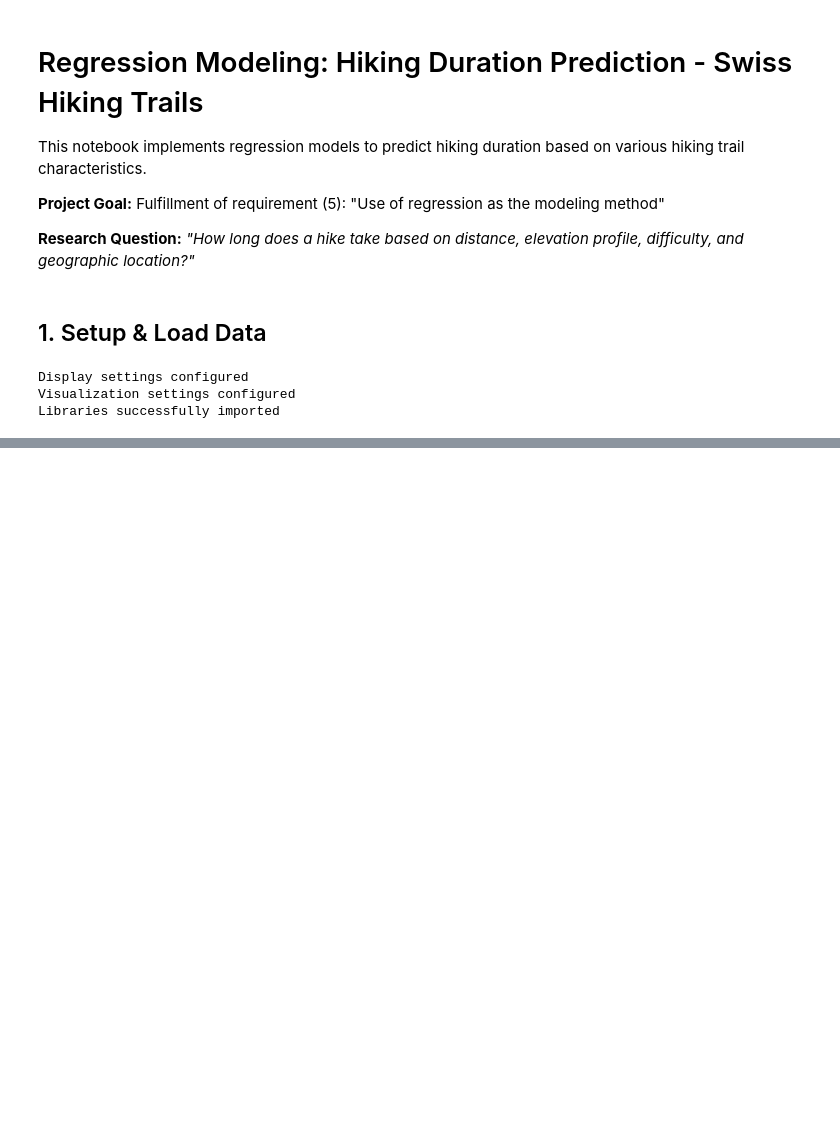
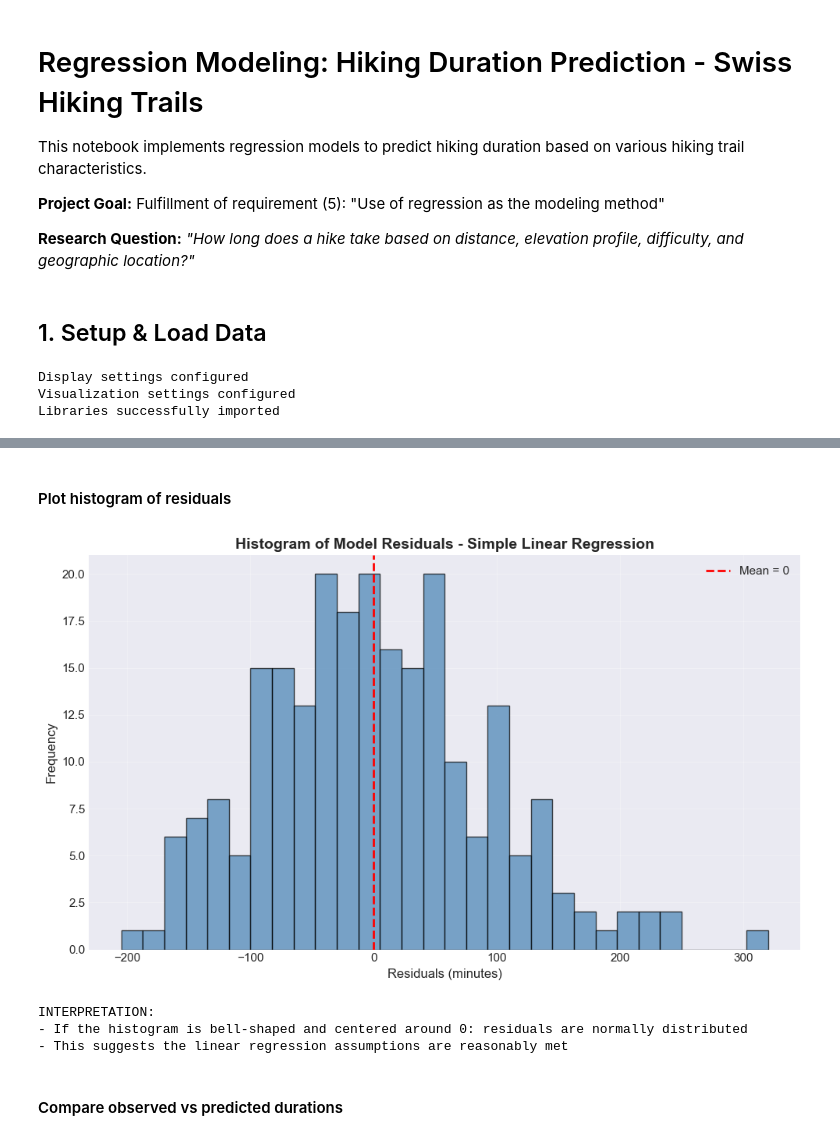
Before and after one commit to ganemmah/Schweizer_Wanderwege, a Jupyter notebook: notebooks/MR_05_regression_modeling.ipynb, the cells around one changed output, grey strips where cells are left out. Cells and saved outputs as stored; diff of their text form; code cells hidden in the pictures; blank space fills up the shorter version.

```diff
--- a/notebooks/MR_05_regression_modeling.ipynb
+++ b/notebooks/MR_05_regression_modeling.ipynb
@@ -160,0 +181,14 @@ INTERPRETATION:
+# %%
+# Calculate residuals (observed - predicted)
+residuals_simple = y_train_simple - y_pred_simple
+
+print("="*80)
+print("RESIDUAL ANALYSIS - Simple Linear Regression")
+print("="*80)
+print(f"\nFirst predicted duration: {y_pred_simple.iloc[0]:.2f} minutes")
+print(f"First observed duration: {y_train_simple.iloc[0]:.2f} minutes")
+print(f"First residual: {residuals_simple.iloc[0]:.2f} minutes")
+
+print(f"\nResidual Statistics:")
+print(f"- Mean residual: {residuals_simple.mean():.2f} minutes (should be close to 0)")
+print(f"- Std of residuals: {residuals_simple.std():.2f} minutes")
@@ -160,0 +207,25 @@ INTERPRETATION:
+# %% [markdown]
+#### Plot histogram of residuals
+# %%
+# Plot histogram of residuals
+plt.figure(figsize=(10, 6))
+n, bins, patches = plt.hist(residuals_simple, bins=30, color='steelblue', alpha=0.7, edgecolor='black')
+plt.xlabel('Residuals (minutes)', fontsize=12)
+plt.ylabel('Frequency', fontsize=12)
+plt.title('Histogram of Model Residuals - Simple Linear Regression', fontsize=14, fontweight='bold')
+plt.axvline(x=0, color='red', linestyle='--', linewidth=2, label='Mean = 0')
+plt.legend()
+plt.grid(alpha=0.3)
+plt.tight_layout()
+plt.show()
+
+print("INTERPRETATION:")
+print("- If the histogram is bell-shaped and centered around 0: residuals are normally distributed")
+print("- This suggests the linear regression assumptions are reasonably met")
+# %% [output]
+[figure, added]
+INTERPRETATION:
+- If the histogram is bell-shaped and centered around 0: residuals are normally distributed
+- This suggests the linear regression assumptions are reasonably met
+# %% [markdown]
+#### Compare observed vs predicted durations
```
Also changed, not shown: parts of 60 cells of this notebook.
